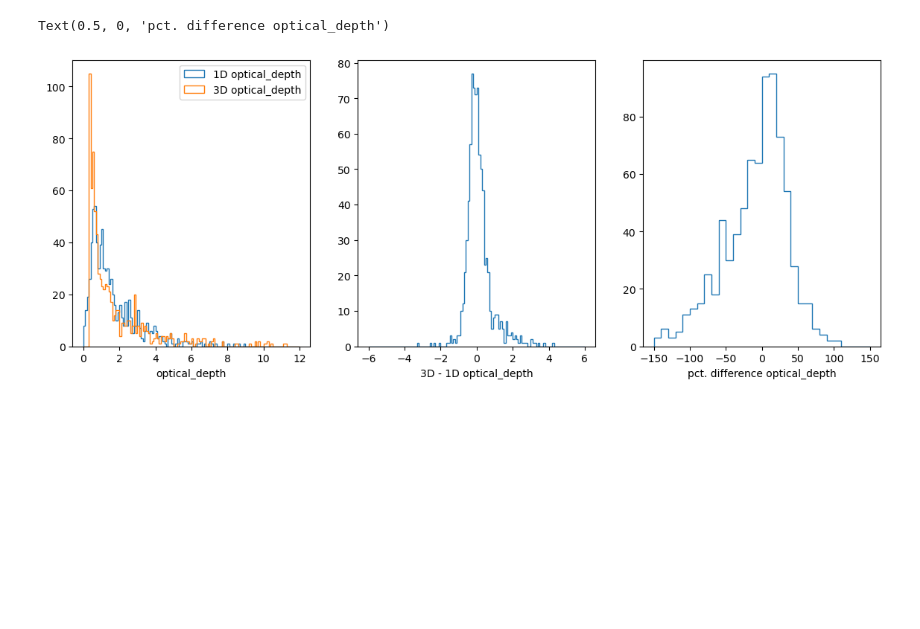
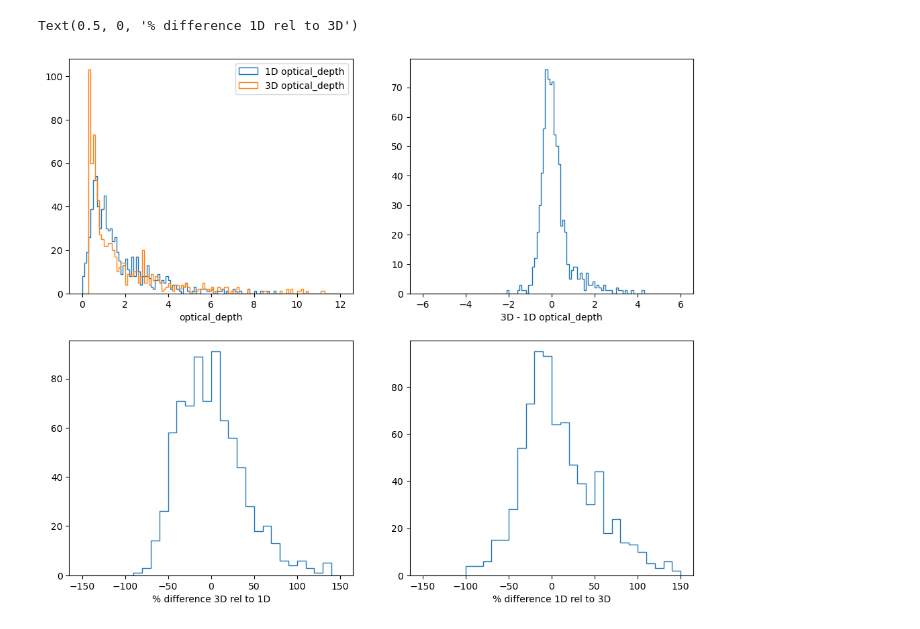
Before and after one commit to jlun17/misr-at3d-camp2ex, a Jupyter notebook: notebooks/investigation/single_retrieval/Tau1D.ipynb, the cells around one changed output. Cells and saved outputs as stored; diff of their text form; code cells hidden in the pictures; blank space fills up the shorter version.

```diff
--- a/notebooks/investigation/single_retrieval/Tau1D.ipynb
+++ b/notebooks/investigation/single_retrieval/Tau1D.ipynb
@@ -40,3 +43,23 @@ brf_ths = {
 }
 r.add_threshold_mask(r.obs, 'MISR', 'threshold_mask', 'brf', brf_ths)
 r.add_threshold_mask(r.sensors_retrieval, 'MISR', 'tau_mask', 'optical_depth', 0.3)
+r.add_ray_containment_mask(mask_name='ray_containment')
+# %%
+sensor_i = 4
+# mask_name1 = 'threshold_mask'
+mask_name1 = 'tau_mask'
+mask_name2 = 'ray_containment'
+mask1 = r.masks['MISR']['sensor_list'][sensor_i][mask_name1]
+mask2 = r.masks['MISR']['sensor_list'][sensor_i][mask_name2]
+mask_cond = np.logical_and(mask1 == 1, mask2 == 2)
+
+attr = 'optical_depth'
+
+cam1D = r.obs['MISR']['sensor_list'][sensor_i]
+cam3D = r.sensors_retrieval['MISR']['sensor_list'][sensor_i]
+
+z1D = np.nan_to_num(cam1D[attr])[mask_cond]
+z3D = np.nan_to_num(cam3D[attr])[mask_cond]
+
+taubar1D = np.mean(z1D)
+taubar3D = np.mean(z3D)
@@ -97,37 +141,27 @@ for a in ax.flat:
 # %%
-f, ax = plt.subplots(1, 3, figsize=(14, 5), sharex=False, sharey=False)
-
-sensor_i = 4
-# mask_name = 'threshold_mask'
-mask_name = 'tau_mask'
-attr = 'optical_depth'
-
-cam1D = r.obs['MISR']['sensor_list'][sensor_i]
-cam3D = r.sensors_retrieval['MISR']['sensor_list'][sensor_i]
-mask = r.masks['MISR']['sensor_list'][sensor_i][mask_name]
-
-z1D = np.nan_to_num(cam1D[attr])
-z3D = np.nan_to_num(cam3D[attr])
+f, ax = plt.subplots(2, 2, figsize=(12, 10), sharex=False, sharey=False)
 
 hist_kwargs = {
     'bins':np.arange(0, 12.01, 0.1),
     'histtype':'step',
     'log': False,
     'density': False
 }
 
-ax[0].hist(z1D[mask==1], label=f'1D {attr}', **hist_kwargs)
-ax[0].hist(z3D[mask==1], label=f'3D {attr}', **hist_kwargs)
-ax[0].legend()
-ax[0].set_xlabel(f'{attr}')
+ax[0, 0].hist(z1D, label=f'1D {attr}', **hist_kwargs)
+ax[0, 0].hist(z3D, label=f'3D {attr}', **hist_kwargs)
+ax[0, 0].legend()
+ax[0, 0].set_xlabel(f'{attr}')
 
 hist_kwargs['bins'] = np.arange(-6, 6.1, 0.1)
-ax[1].hist(z3D[mask==1]-z1D[mask==1], label=f'3D - 1D {attr}', **hist_kwargs)
-ax[1].set_xlabel(f'3D - 1D {attr}')
+ax[0, 1].hist(z3D-z1D, label=f'3D - 1D {attr}', **hist_kwargs)
+ax[0, 1].set_xlabel(f'3D - 1D {attr}')
 
 hist_kwargs['bins'] = np.arange(-150, 150.1, 10.0)
-ax[2].hist(100*(z3D[mask==1]-z1D[mask==1]) / z3D[mask==1], label=f'pct. difference {attr}', **hist_kwargs)
-ax[2].set_xlabel(f'pct. difference {attr}')
+ax[1, 0].hist(100*(z3D-z1D) / z1D, label='% difference 3D rel to 1D', **hist_kwargs)
+ax[1, 0].set_xlabel('% difference 3D rel to 1D')
+ax[1, 1].hist(100*(z1D-z3D) / z3D, label='% difference 1D rel to 3D', **hist_kwargs)
+ax[1, 1].set_xlabel('% difference 1D rel to 3D')
 # %% [output]
-Text(0.5, 0, 'pct. difference optical_depth')
+Text(0.5, 0, '% difference 1D rel to 3D')
-[figure, old version]
+[figure, new version]
```
Also changed, not shown: parts of 5 cells of this notebook, 6 other files.
